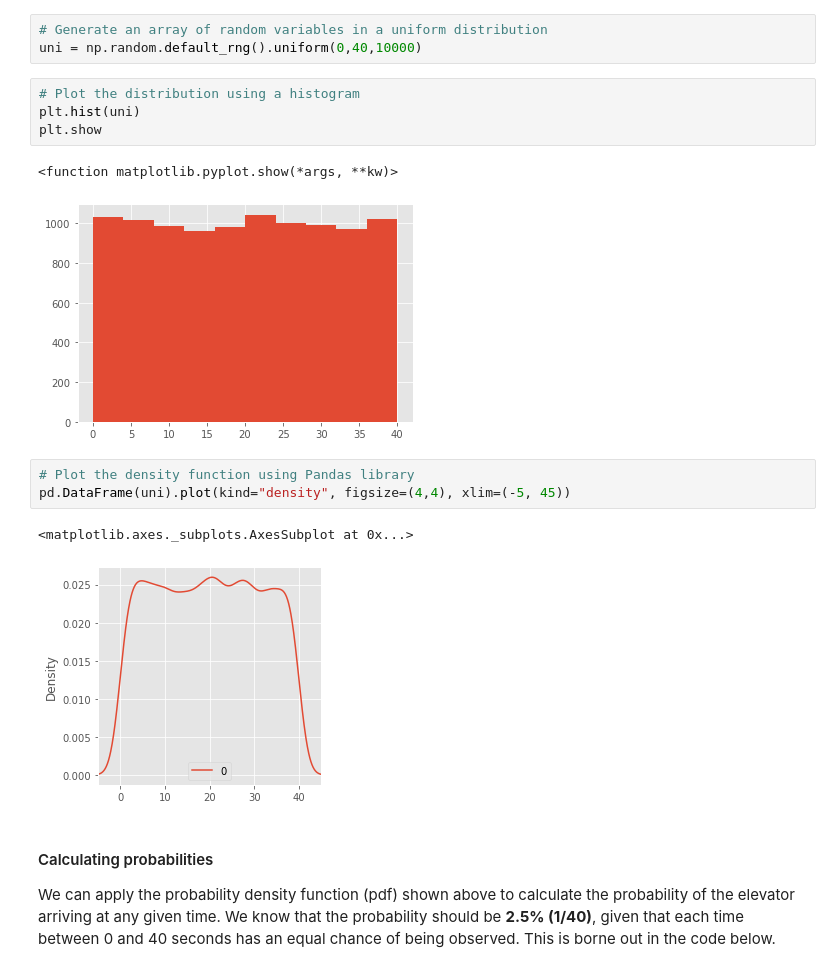
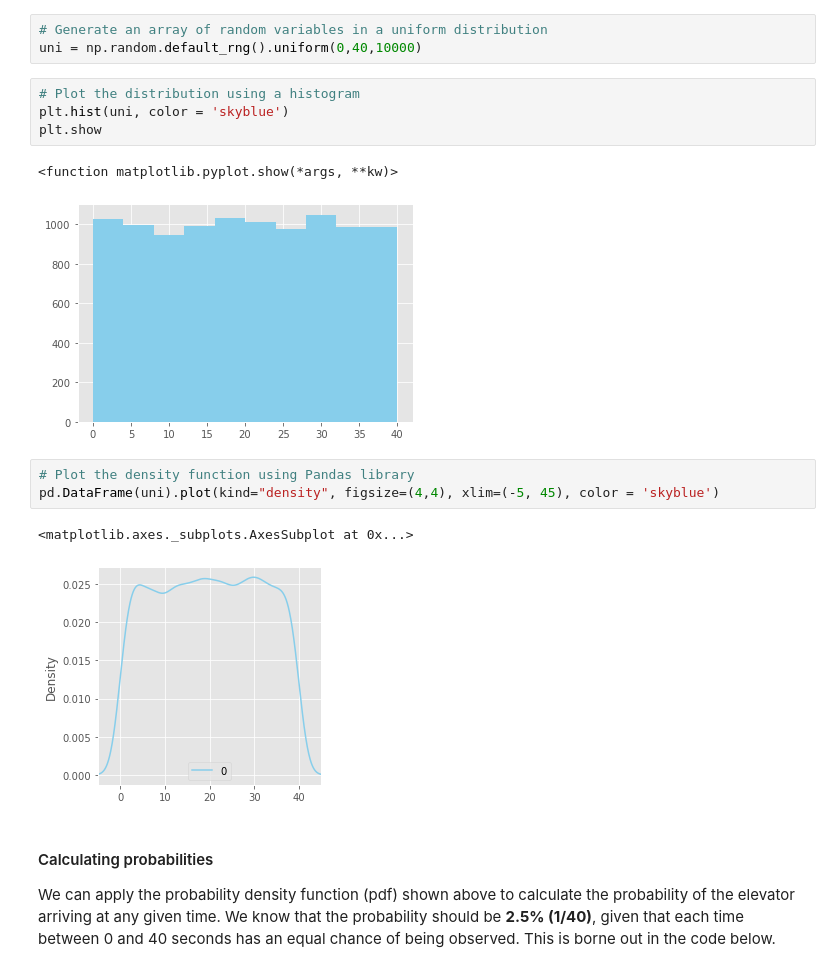
Before and after one commit to colm-o-caoimh/NumpyRandom, a Jupyter notebook: Assignment2020.ipynb, the cells around one changed output. Drawn from its saved outputs; the diff is of its cells as text.

```diff
--- a/Assignment2020.ipynb
+++ b/Assignment2020.ipynb
@@ -298,17 +322,17 @@ Applying the continuous uniform distribution to a real-world situation [8], let
 uni = np.random.default_rng().uniform(0,40,10000)
 # %%
 # Plot the distribution using a histogram
-plt.hist(uni)
+plt.hist(uni, color = 'skyblue')
 plt.show
 # %% [output]
 <function matplotlib.pyplot.show(*args, **kw)>
-[figure, old version]
+[figure, new version]
 # %%
 # Plot the density function using Pandas library
-pd.DataFrame(uni).plot(kind="density", figsize=(4,4), xlim=(-5, 45))
+pd.DataFrame(uni).plot(kind="density", figsize=(4,4), xlim=(-5, 45), color = 'skyblue')
 # %% [output]
 <matplotlib.axes._subplots.AxesSubplot at 0x...>
-[figure, old version]
+[figure, new version]
 # %% [markdown]
 #### Calculating probabilities
 
```
Also changed, not shown: parts of 57 cells of this notebook.
